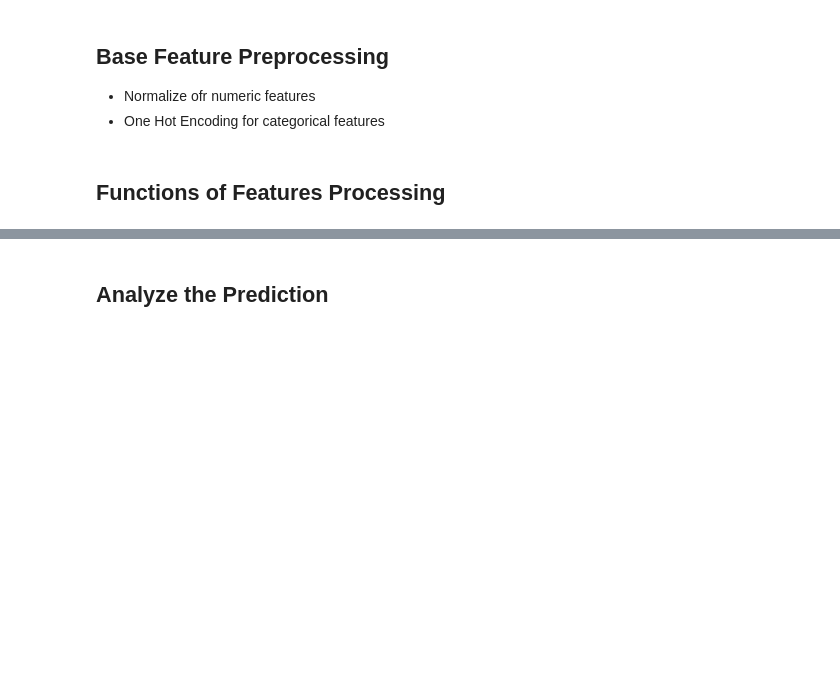
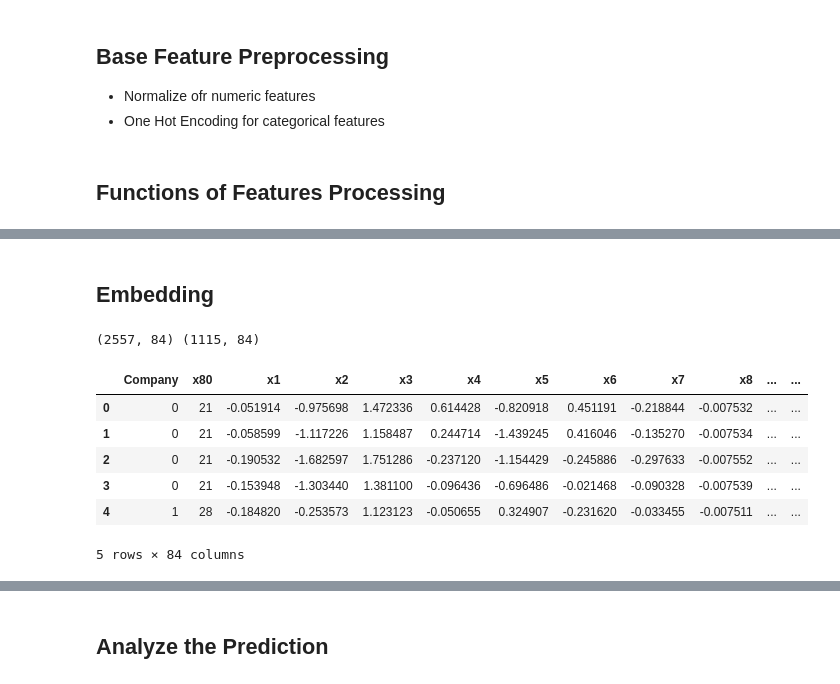
Before and after one commit to CloudMile/allianz_courses, a Jupyter notebook: insurance_use_case/solution/model_financial_distress.ipynb, the cells around one changed output, grey strips where cells are left out. Cells and saved outputs as stored; diff of their text form; code cells hidden in the pictures; blank space fills up the shorter version.

```diff
--- a/insurance_use_case/solution/model_financial_distress.ipynb
+++ b/insurance_use_case/solution/model_financial_distress.ipynb
@@ -93,12 +119,12 @@ label = 'distress_num'
 <br/>
 
 ---
-# %%
-# Rolling mean
-raw['rolling_mean'] = (raw.groupby('Company', group_keys=False)
-                          .apply(lambda pipe: pipe['distress_num'].rolling(window=3).mean().fillna(0))
-                          .values)
 # %%
+# Rolling mean
+# raw['rolling_mean'] = (raw.groupby('Company', group_keys=False)
+#                           .apply(lambda pipe: pipe['distress_num'].rolling(window=3).mean().fillna(0))
+#                           .values)
+
 # Split train valid
 def split_fn(pipe):
     lens = len(pipe)
@@ -108,6 +134,7 @@ def split_fn(pipe):
         ret[-split_size:] = 0
     return ret
 
+raw['distress_catg'] = (raw.distress_num <= -0.5).astype(int)
 raw['is_train'] = np.concatenate(raw.groupby('Company').apply(split_fn).values)
 raw_vl = raw.query("is_train == 0").drop('is_train', 1)
 raw = raw.query("is_train == 1").drop('is_train', 1)
@@ -254,0 +368,18 @@ draw_roc_curve(vl_y, model.predict(vl_x))
+# %% [markdown]
+## Embedding
+# %%
+# Trnasform raw data to foramt model recognized
+tr_x, tr_y, status = feature_engineering(raw, is_train=True)
+vl_x, vl_y, _ = feature_engineering(raw_vl, is_train=False, status=status)
+
+print( tr_x.shape, vl_x.shape )
+tr_x.head()
+# %% [output]
+(2557, 84) (1115, 84)
+|  | Company | x80 | x1 | x2 | x3 | x4 | x5 | x6 | x7 | x8 | ... | ... |
+| 0 | 0 | 21 | -0.051914 | -0.975698 | 1.472336 | 0.614428 | -0.820918 | 0.451191 | -0.218844 | -0.007532 | ... | ... |
+| 1 | 0 | 21 | -0.058599 | -1.117226 | 1.158487 | 0.244714 | -1.439245 | 0.416046 | -0.135270 | -0.007534 | ... | ... |
+| 2 | 0 | 21 | -0.190532 | -1.682597 | 1.751286 | -0.237120 | -1.154429 | -0.245886 | -0.297633 | -0.007552 | ... | ... |
+| 3 | 0 | 21 | -0.153948 | -1.303440 | 1.381100 | -0.096436 | -0.696486 | -0.021468 | -0.090328 | -0.007539 | ... | ... |
+| 4 | 1 | 28 | -0.184820 | -0.253573 | 1.123123 | -0.050655 | 0.324907 | -0.231620 | -0.033455 | -0.007511 | ... | ... |
+5 rows × 84 columns
```
Also changed, not shown: parts of 41 cells of this notebook, 1 other file.
